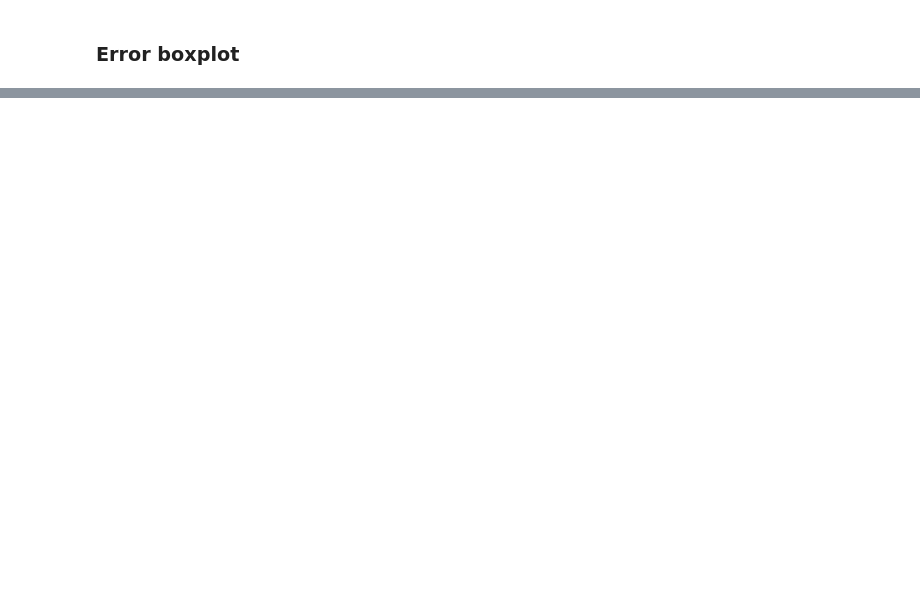
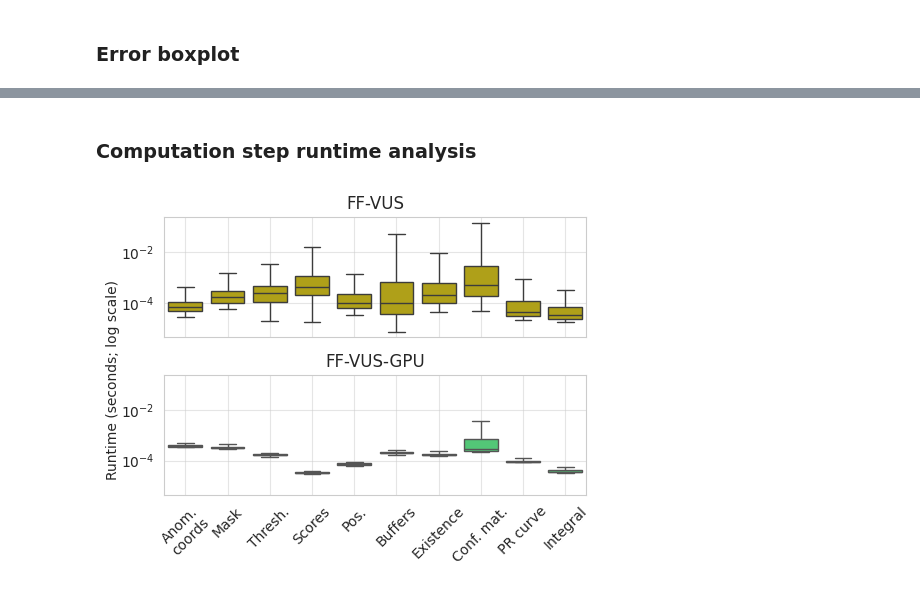
Before and after one commit to sylligardos/ff-vus, a Jupyter notebook: src/notebooks/experimental_results.ipynb, the cells around one changed output, grey strips where cells are left out. Drawn from its saved outputs; the diff is of its cells as text; code cells hidden in the pictures; blank space fills up the shorter version.

```diff
--- a/src/notebooks/experimental_results.ipynb
+++ b/src/notebooks/experimental_results.ipynb
@@ -279,0 +283,5 @@ finalize_plot(save_fig_path, 'ffvus_error_analysis_tsb')
+# %%
+curr_experiment_path = os.path.join(experiments_path, 'allmetrics_defparams_syn', 'results')
+df = load_results(curr_experiment_path)
+df['Metric'] = df['Metric'].map(formal_names)
+df.sample(3)
@@ -279,0 +402,54 @@ finalize_plot(save_fig_path, 'ffvus_error_analysis_tsb')
+# %% [markdown]
+### Computation step runtime analysis
+# %%
+rename_dict = {
+    'Anomaly coordinates time': 'Anom.\ncoords',
+    'Safe mask time': 'Mask',
+    'Thresholds time': 'Thresh.',
+    'Score mask time': 'Scores',
+    'Position time': 'Pos.',
+    'Slopes time': 'Buffers',
+    'Existence time': 'Existence',
+    'Confusion matrix time': 'Conf. mat.',
+    'Precision recall curve time': 'PR curve',
+    'Integral time': 'Integral',
+}
+# %%
+time_analysis_cols = [x for x in df.columns if 'time' in x and x != 'Metric time']
+metrics = ['FF-VUS (L: 128)', 'FF-VUS-GPU (L: 128)']
+curr_df = df[df['Metric'].isin(metrics)]
+
+fig, ax = plt.subplots(2, 1, figsize=(5, 4), sharey=True)
+for i, col in enumerate(time_analysis_cols):
+    for j, axis in enumerate(ax):
+        sns.boxplot(
+            curr_df[curr_df['Metric'] == metrics[j]],
+            ax=axis,
+            x=i,
+            y=col,
+            log_scale=True,
+            legend=(i == 0),
+            color=color_palette[metrics[j]],
+            showfliers=False
+        )
+        if j != 0:
+            axis.set_xticks(np.arange(len(time_analysis_cols)), [rename_dict[x] for x in time_analysis_cols])
+        else:
+            axis.set_xticks(np.arange(len(time_analysis_cols)), [])
+
+        axis.set_title(metrics[j].replace(' (L: 128)', ''))
+        axis.set_ylabel('')
+        axis.set_xlabel('')
+        axis.tick_params(axis='x', rotation=45)
+        axis.grid(axis='both', alpha=0.5)
+
+fig.text(
+    0, 0.5,
+    "Runtime (seconds; log scale)",
+    va='center',
+    rotation='vertical',
+)
+
+finalize_plot(save_fig_path, 'per_part_runtime_syn')
+# %% [output]
+[figure, added]
```
Also changed, not shown: parts of 28 cells of this notebook, 1 other file.
